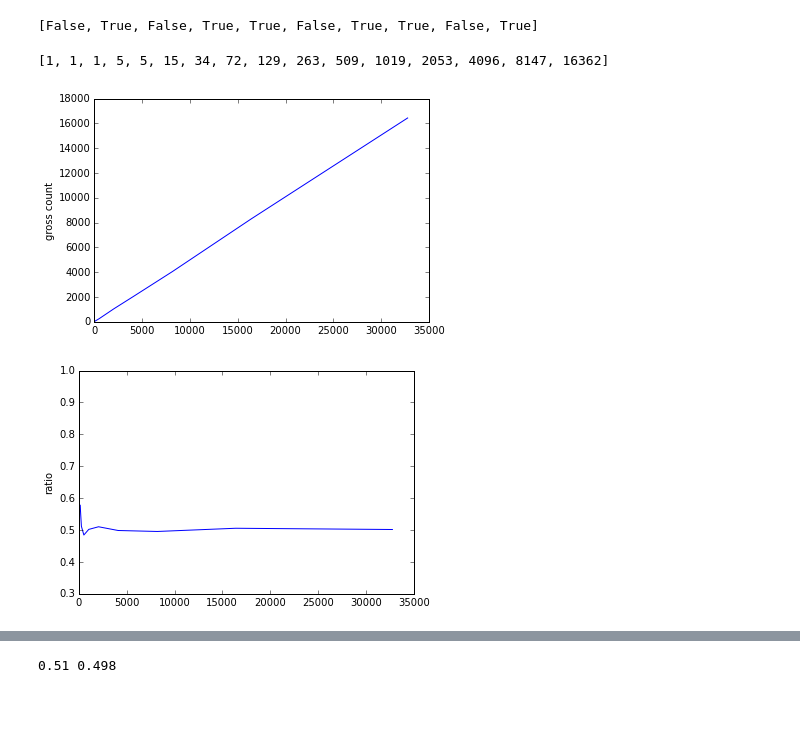
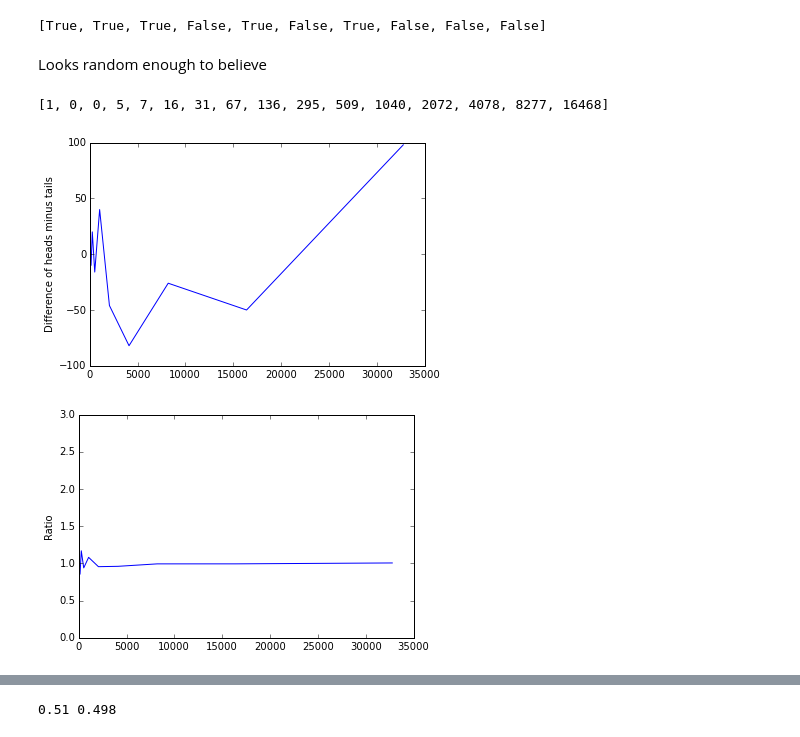
Before and after one commit to AlanCoding/charting-coin-flips, a Jupyter notebook: Coin_Flipping.ipynb, the cells around one changed output, grey strips where cells are left out. Saved outputs shown, nothing was run; the diff lists cells and outputs as text; code cells hidden in the pictures; blank space fills up the shorter version.

```diff
--- a/Coin_Flipping.ipynb
+++ b/Coin_Flipping.ipynb
@@ -2,6 +2,7 @@
 import random
 # %%
 def flip_coin():
+    '''50% chance of returning true, likewise for false'''
     if random.random() > 0.5:
         return True
     else:
@@ -9,9 +10,17 @@ def flip_coin():
 # %%
 print([flip_coin() for i in range(10)]) # Test it out
 # %% [output]
-[False, True, False, True, True, False, True, True, False, True]
+[True, True, True, False, True, False, True, False, False, False]
+# %% [markdown]
+Looks random enough to believe
+# %%
+def diff_ht(heads, total):
+    '''Count of Heads minus Tails given heads count and total flips'''
+    tails = total - heads
+    return heads - tails
 # %%
 def sim_flip(n=16):
+    '''Simulation of coin flip, going in bins of 2^n, default to running 16'''
     record = [0 for j in range(n)]
     for j in range(n):
         for i in range(2**j):
@@ -21,24 +30,25 @@ def sim_flip(n=16):
 # %%
 print(sim_flip()) # test it out
 # %% [output]
-[1, 1, 1, 5, 5, 15, 34, 72, 129, 263, 509, 1019, 2053, 4096, 8147, 16362]
+[1, 0, 0, 5, 7, 16, 31, 67, 136, 295, 509, 1040, 2072, 4078, 8277, 16468]
 # %%
 import matplotlib.pyplot as plt
 %matplotlib inline
 
 heads = sim_flip()
 n = len(heads)
 flips = [2**j for j in range(n)]
-heads_ratio = [heads[j]/flips[j] for j in range(n)]
+difference = [diff_ht(heads[j], flips[j]) for j in range(n)]
+heads_ratio = [heads[j]/(flips[j]-heads[j]) if flips[j]-heads[j]!=0 else 0 for j in range(n)]
 
-plt.plot(flips, heads, label="gross counts")
-plt.ylabel("gross count")
+plt.plot(flips, difference, label="gross counts")
+plt.ylabel("Difference of heads minus tails")
 plt.show()
 plt.plot(flips, heads_ratio, label="heads-tails ratio")
-plt.ylabel("ratio")
+plt.ylabel("Ratio")
 plt.show()
 # %% [output]
-[figure, old version]
+[figure, new version]
-[figure, old version]
+[figure, new version]
 # %% [markdown]
 Notes:
```
Also changed, not shown: parts of 7 cells of this notebook, 1 other file.
